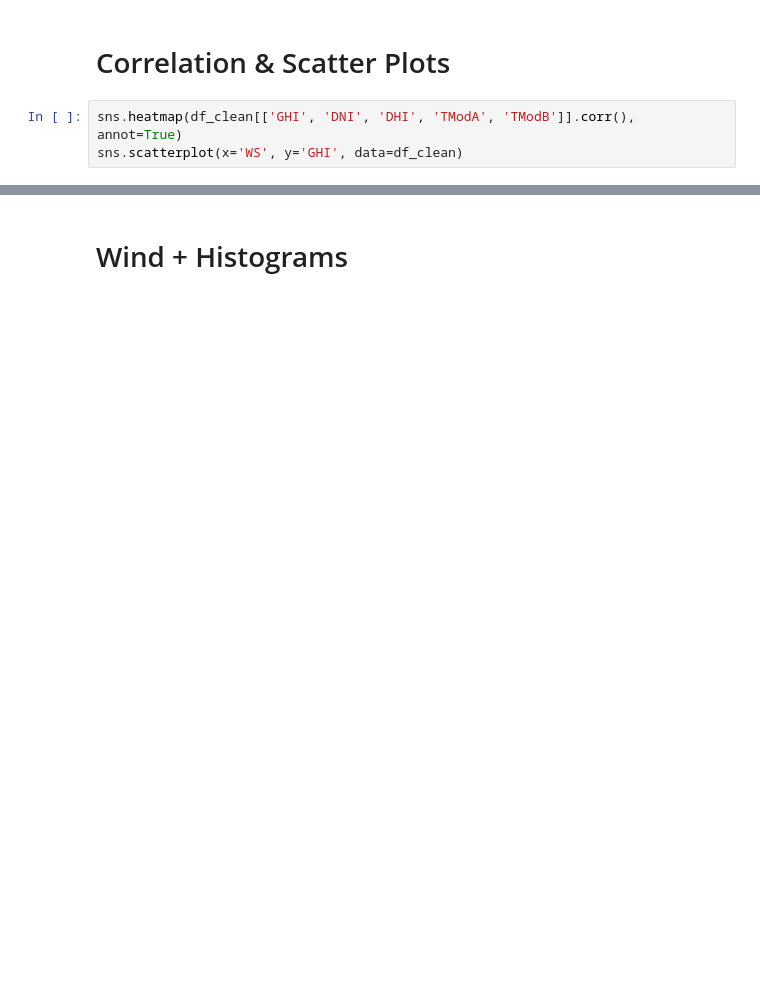
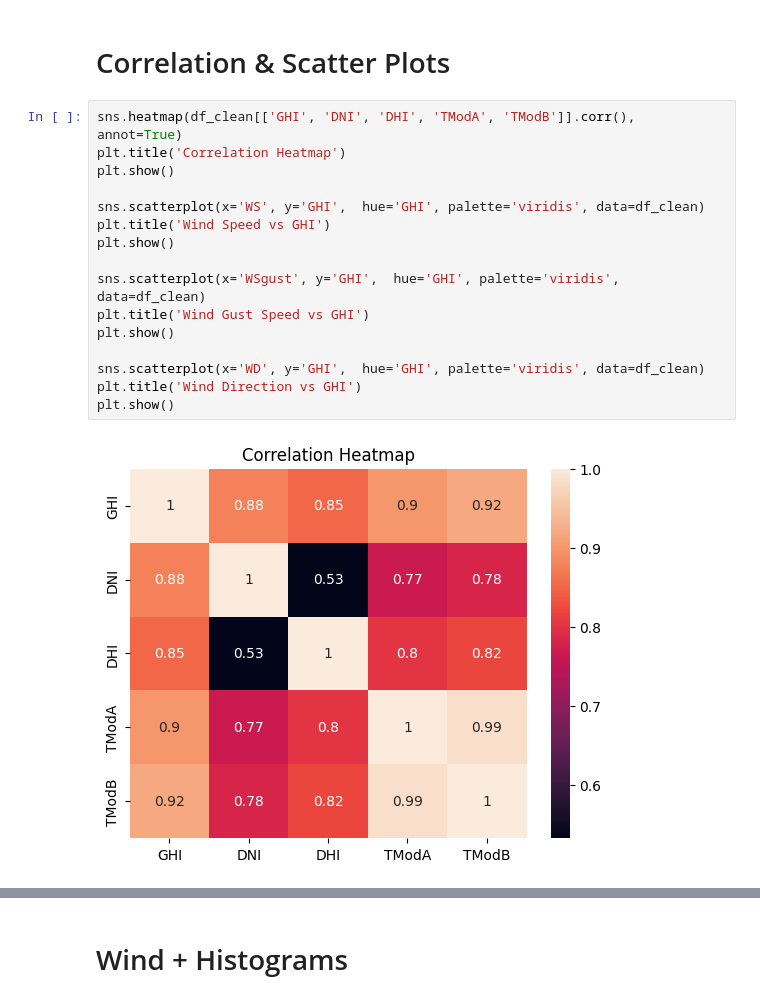
Before and after one commit to SamrawitMM/solar-radiation-data-insights, a Jupyter notebook: notebooks/eda-togo.ipynb, the cells around one changed output, grey strips where cells are left out. Cells and saved outputs as stored; diff of their text form; blank space fills up the shorter version.

```diff
--- a/notebooks/eda-togo.ipynb
+++ b/notebooks/eda-togo.ipynb
@@ -132,4 +171,19 @@ df_clean.groupby('Cleaning')[['ModA', 'ModB']].mean().plot(kind='bar')
 # Correlation & Scatter Plots
 # %%
 sns.heatmap(df_clean[['GHI', 'DNI', 'DHI', 'TModA', 'TModB']].corr(), annot=True)
-sns.scatterplot(x='WS', y='GHI', data=df_clean)
+plt.title('Correlation Heatmap')
+plt.show()
+
+sns.scatterplot(x='WS', y='GHI',  hue='GHI', palette='viridis', data=df_clean)
+plt.title('Wind Speed vs GHI')
+plt.show()
+
+sns.scatterplot(x='WSgust', y='GHI',  hue='GHI', palette='viridis', data=df_clean)
+plt.title('Wind Gust Speed vs GHI')
+plt.show()
+
+sns.scatterplot(x='WD', y='GHI',  hue='GHI', palette='viridis', data=df_clean)
+plt.title('Wind Direction vs GHI')
+plt.show()
+# %% [output]
+[figure, added]
```
Also changed, not shown: parts of 8 cells of this notebook.
